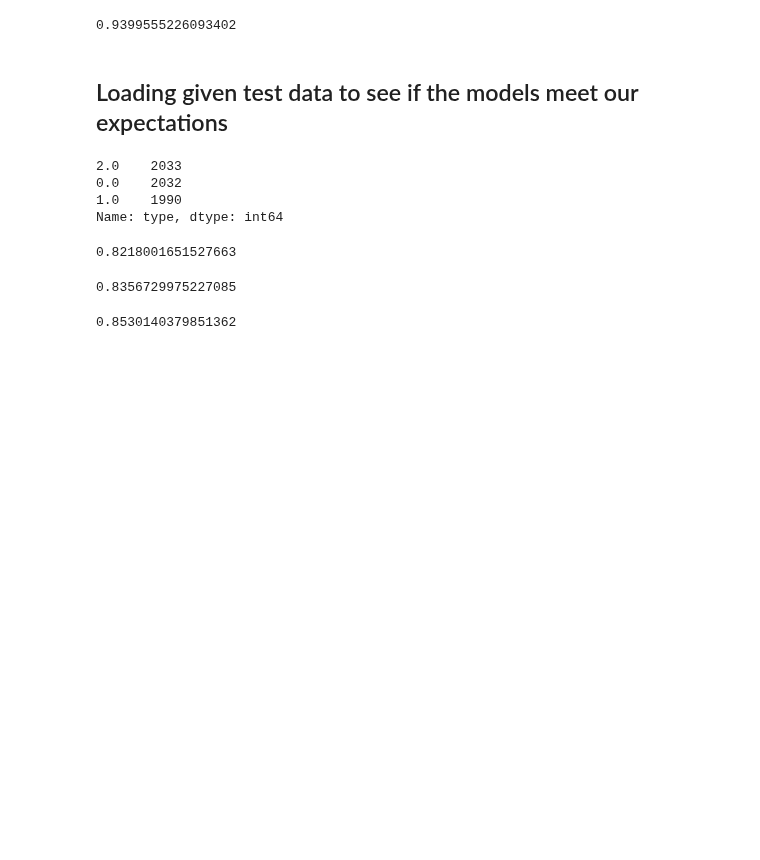
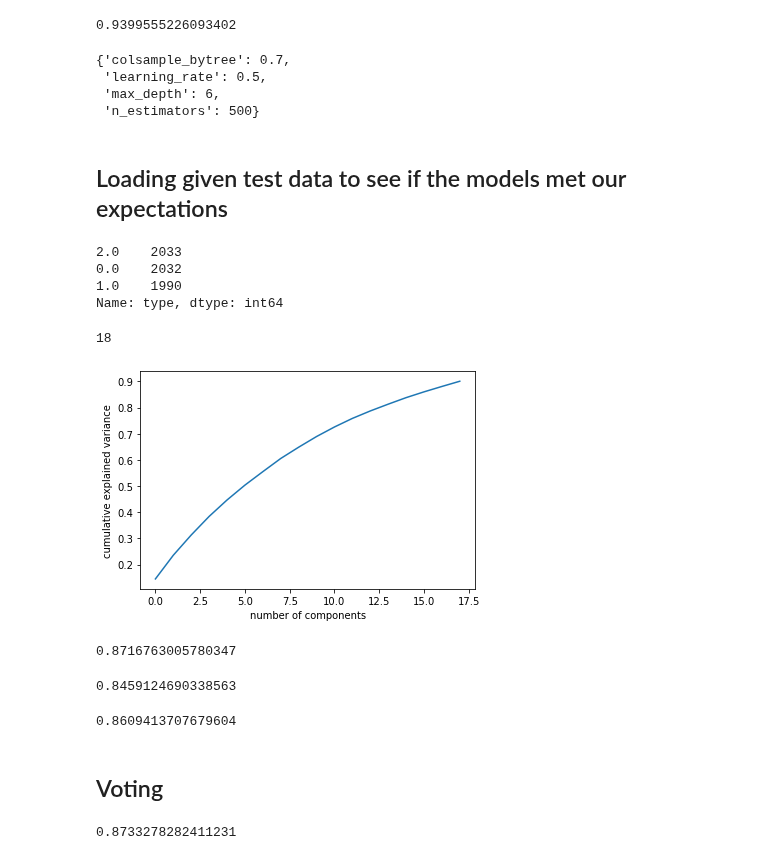
Before and after one commit to EitanKats/data-science-sem-b, a Jupyter notebook: HandsSync.ipynb, the cells around one changed output. Drawn from its saved outputs; the diff is of its cells as text; code cells hidden in the pictures; blank space fills up the shorter version.

```diff
--- a/HandsSync.ipynb
+++ b/HandsSync.ipynb
@@ -355,8 +356,8 @@ I have decided to drop the `'Time','Frame ID'` columns since they have a very lo
 
 combined_train_data.drop(['Time','Frame ID'], axis=1, inplace=True)
 print(combined_train_data["type"].value_counts())
-label = combined_train_data["type"]
-data_without_label = combined_train_data.drop(['type'], axis=1)
+
+data_without_label, label = split_label_from_data(combined_train_data, 'type')
 # %% [output]
 2.0    6002
 1.0    5998
@@ -410,8 +437,22 @@ xgb_cls.fit(x_train, x_train_label)
 xgb_cls.score(x_test, x_test_label)
 # %% [output]
 0.9399555226093402
+# %%
+xgb_params = {
+    'max_depth': [3,6,10],
+    'learning_rate': [0.05, 0.1, 0.5,1],
+    'n_estimators': [100, 500, 1000],
+    'colsample_bytree': [0.3, 0.7]
+}
+best_xgb_params = custom_cv(xgb_params,XGBClassifier)
+best_xgb_params
+# %% [output]
+{'colsample_bytree': 0.7,
+ 'learning_rate': 0.5,
+ 'max_depth': 6,
+ 'n_estimators': 500}
 # %% [markdown]
-## Loading given test data to see if the models meet our expectations
+## Loading given test data to see if the models met our expectations
 # %%
 csv_test_data_list = get_df_list('./HandsValidation//**/*.csv',separated_test_data)
 
@@ -430,24 +470,58 @@ test_data_without_label = combined_test_data.drop(['type'], axis=1)
 0.0    2032
 1.0    1990
 Name: type, dtype: int64
+# %%
+scaling_pipeline = Pipeline(
+    [
+        ('std_scaler', StandardScaler()),
+        ('pca',PCA(n_components=0.9, random_state=0,svd_solver='auto')),
+    ]
+)
+
+scaled_train = scaling_pipeline.fit_transform(data_without_label)
+scaled_test = scaling_pipeline.transform(test_data_without_label)
+# %%
+pca_data = scaling_pipeline['pca']
+
+plt.plot(np.cumsum(pca_data.explained_variance_ratio_))
+plt.xlabel('number of components')
+plt.ylabel('cumulative explained variance')
+print(pca_data.n_components_)
+# %% [output]
+18
+[figure, added]
 # %%
-knn_cls = KNeighborsClassifier()
-knn_cls.fit(data_without_label,label)
-knn_cls.score(test_data_without_label, test_label)
+knn_clf = KNeighborsClassifier()
+knn_clf.fit(scaled_train,label)
+knn_clf.score(scaled_test, test_label)
 # %% [output]
-0.8218001651527663
+0.8716763005780347
 # %%
-forest_clf = RandomForestClassifier(random_state=0,n_estimators=200, n_jobs=-1)
+forest_clf = RandomForestClassifier(**best_forest_params, n_jobs=-1)
 
 
-forest_clf.fit(data_without_label,label)
-forest_clf.score(test_data_without_label, test_label)
+forest_clf.fit(scaled_train,label)
+forest_clf.score(scaled_test, test_label)
 # %% [output]
-0.8356729975227085
+0.8459124690338563
 # %%
-xgb_cls = XGBClassifier()
+xgb_clf = XGBClassifier(**best_xgb_params)
 
-xgb_cls.fit(data_without_label,label)
-xgb_cls.score(test_data_without_label, test_label)
+xgb_clf.fit(scaled_train,label)
+xgb_clf.score(scaled_test, test_label)
 # %% [output]
-0.8530140379851362
+0.8609413707679604
+# %% [markdown]
+## Voting
+# %%
+voting_clf = VotingClassifier(
+        estimators=[('knn',knn_clf),
+                    ('rf',forest_clf),
+                    ('xgb',xgb_clf)],
+                voting='soft',
+)
+
+voting_clf.fit(scaled_train,label)
+voting_clf.score(scaled_test, test_label)
+# %% [output]
+0.8733278282411231
```
Also changed, not shown: parts of 9 cells of this notebook.
